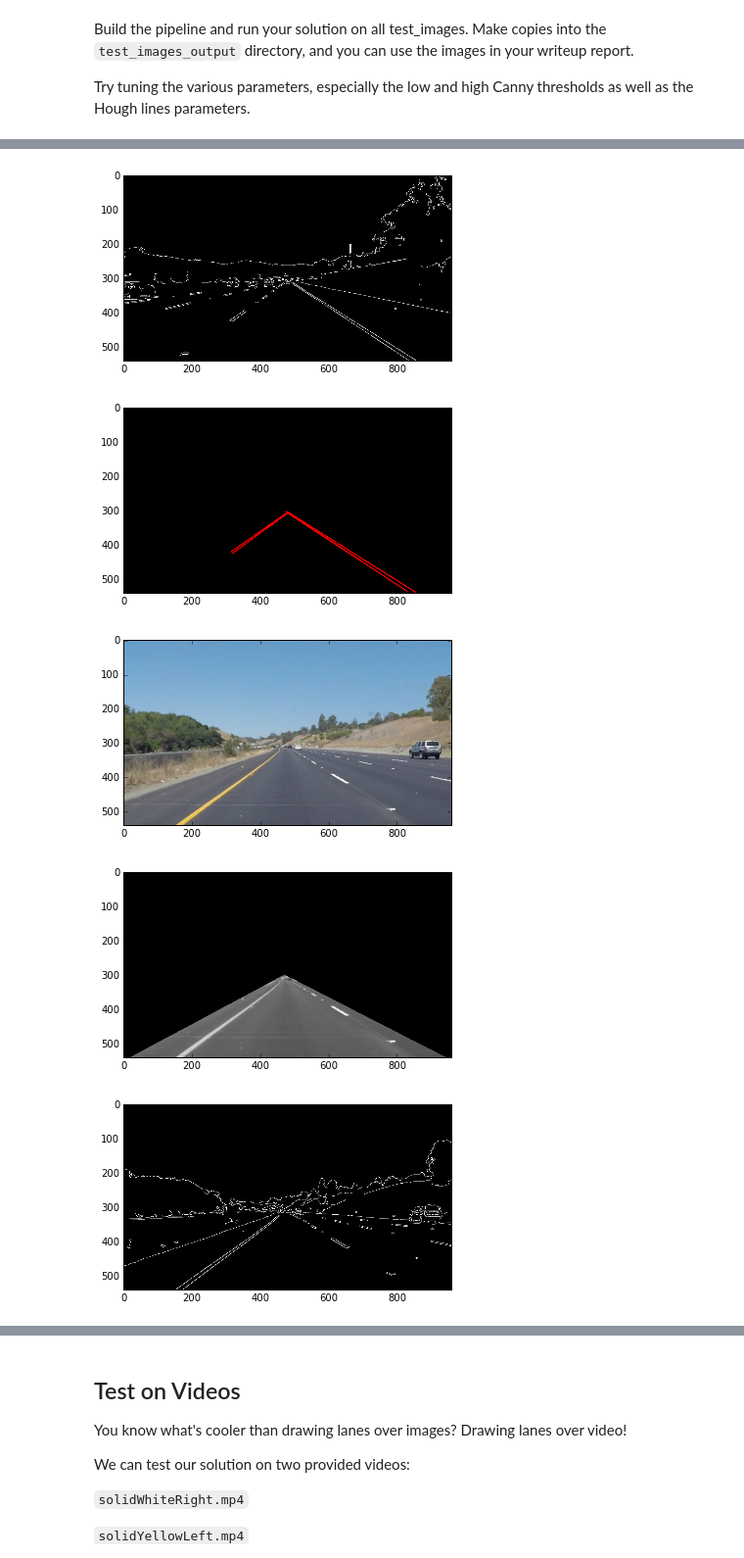
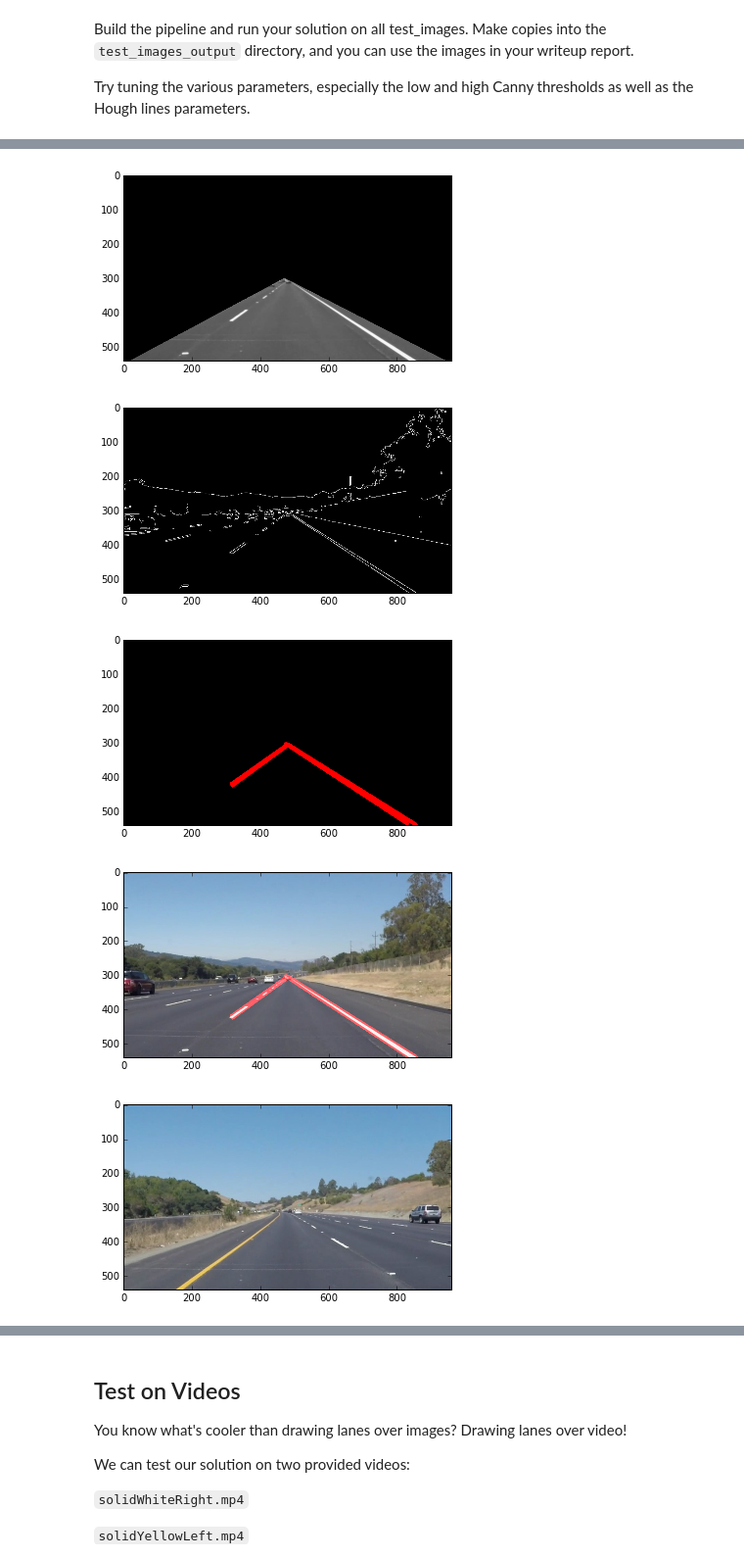
Before and after one commit to TakashiNakagawa/CarND-LaneLines-P1, a Jupyter notebook: P1.ipynb, the cells around one changed output, grey strips where cells are left out. Shown at 98% size. Drawn from its saved outputs; the diff is of its cells as text; code cells hidden in the pictures.

```diff
--- a/P1.ipynb
+++ b/P1.ipynb
@@ -200,6 +200,19 @@ import glob
 def debug_show(img):
     plt.imshow(img, cmap='gray')
     plt.show()
+
+def separate_lines(lines):
+    left = []
+    right = []
+    for l in lines:
+        dir = np.array([l[0][2] - l[0][0], l[0][3] - l[0][1]])
+        if l[0][0] < l[0][2]:
+            dir[0], dir[1] = dir[1], dir[0]
+        if np.inner(dir, [0,1]) < 0:
+            left.append(l)
+        else:
+            right.append(l)
+    return left, right
 
 def roi_vertices(img):
     '''return vertices of region of interest'''
@@ -228,18 +241,18 @@ def find_lines(img):
     # image mask
     masked_img = region_of_interest(edges,  roi_vertices(edges))
 
-    # Define the Hough transform parameters
-    # Make a blank the same size as our image to draw on
+    #Hough
     rho = 1 # distance resolution in pixels of the Hough grid
     theta = np.pi/180 # angular resolution in radians of the Hough grid
     threshold = 80     # minimum number of votes (intersections in Hough grid cell)
     min_line_length = 50 #minimum number of pixels making up a line
     max_line_gap = 100    # maximum gap in pixels between connectable line segments
-
     lines_img = hough_lines(masked_img,  rho, theta, threshold, min_line_length, max_line_gap)
 
-    #Hough
     debug_show(lines_img)
+
+    img_result = weighted_img(img, lines_img)
+    debug_show(img_result)
 
 for img in glob.glob("test_images/*.jpg"):
     image = mpimg.imread(img)
@@ -256,5 +269,5 @@ for img in glob.glob("test_images/*.jpg"):
-[figure, old version]
+[figure, new version]
-[figure, old version]
+[figure, new version]
-[figure, old version]
+[figure, new version]
-[figure, old version]
+[figure, new version]
-[figure, old version]
+[figure, new version]
```
Also changed, not shown: parts of 2 cells of this notebook, 1 other file.
